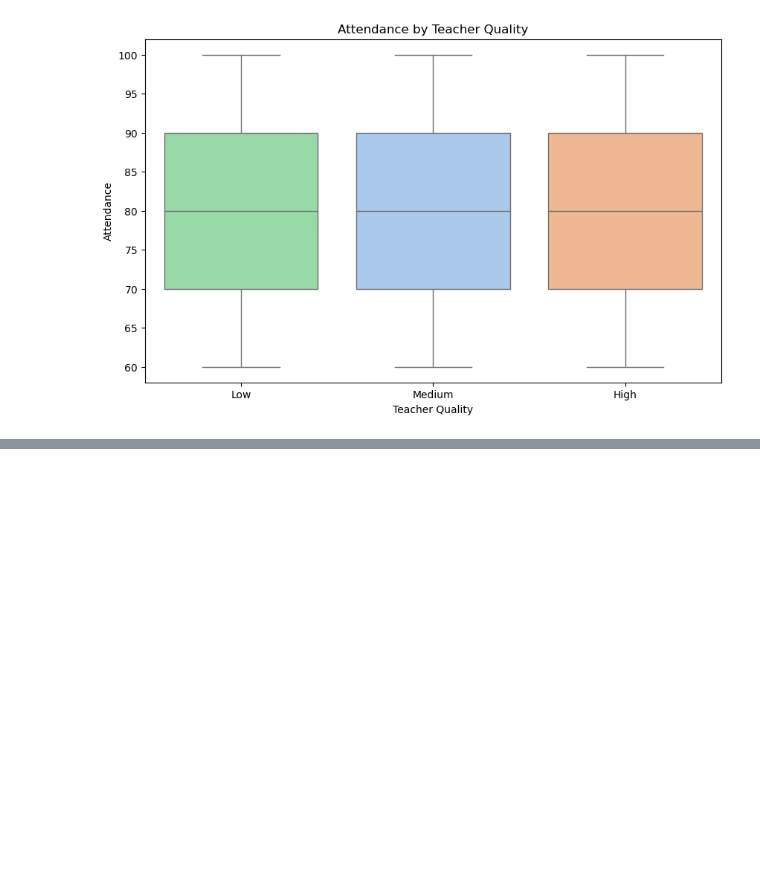
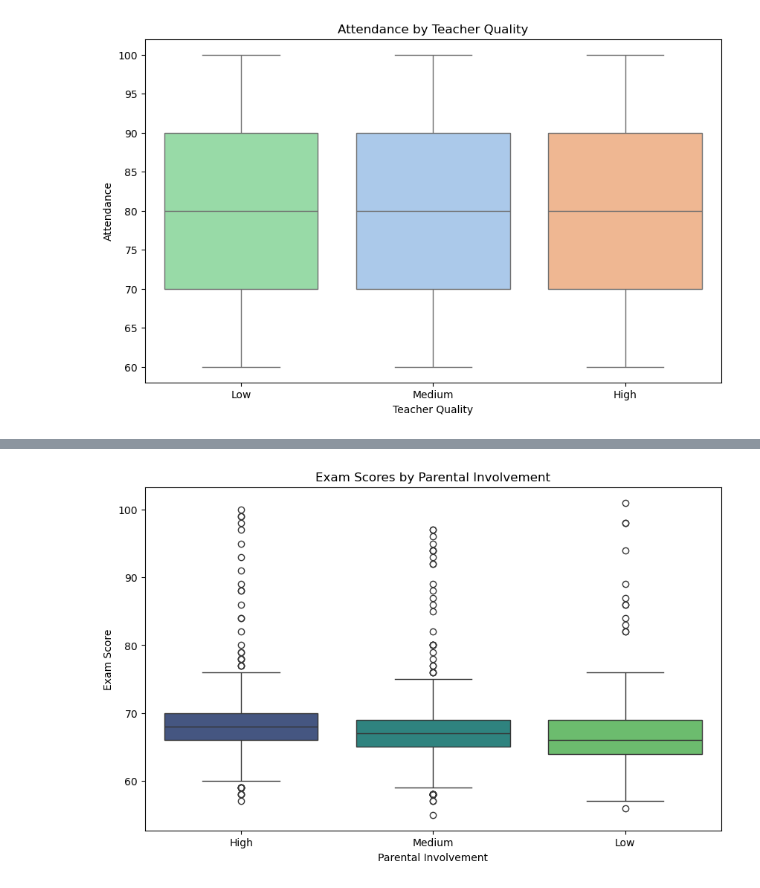
Before and after one commit to robinmoon2/AI_Application_HY, a Jupyter notebook: Data Analysis/DataAnalysisTH.ipynb, the cells around one changed output, grey strips where cells are left out. Cells and saved outputs as stored; diff of their text form; code cells hidden in the pictures; blank space fills up the shorter version.

```diff
--- a/Data Analysis/DataAnalysisTH.ipynb
+++ b/Data Analysis/DataAnalysisTH.ipynb
@@ -257,0 +287,10 @@ plt.show()
+# %%
+# Plotting Exam scores by Parental Involvment
+plt.figure(figsize=(10, 6))
+sns.boxplot(data=df, x='Parental_Involvement', y='Exam_Score', hue="Parental_Involvement", palette='viridis')
+plt.title('Exam Scores by Parental Involvement')
+plt.xlabel('Parental Involvement')
+plt.ylabel('Exam Score')
+plt.show()
+# %% [output]
+[figure, added]
```
Also changed, not shown: parts of 14 cells of this notebook, 1 other file.
